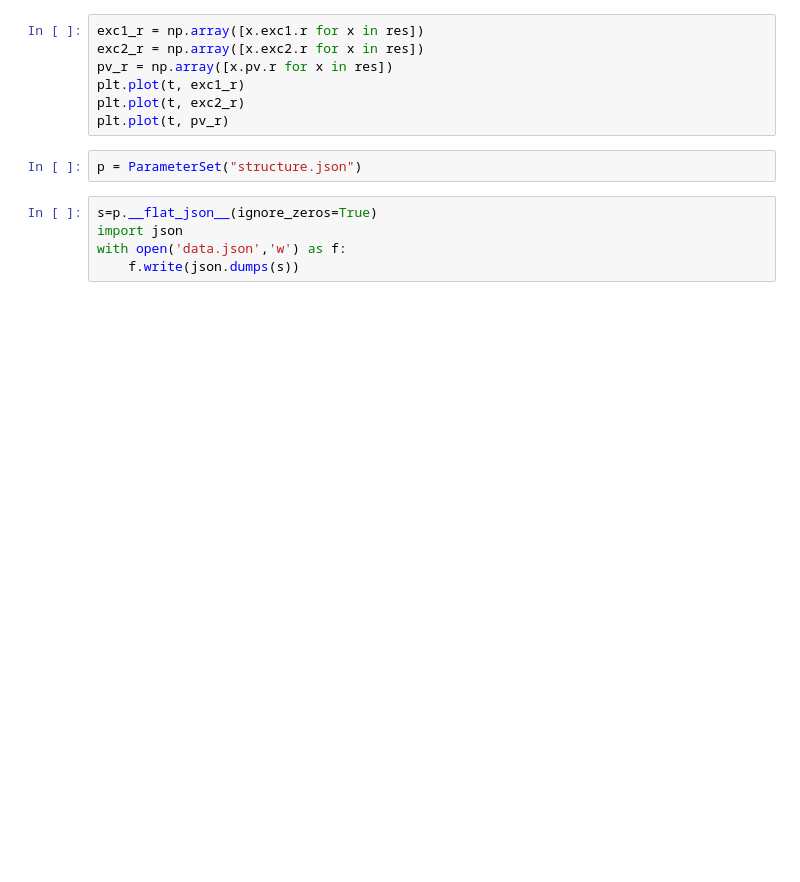
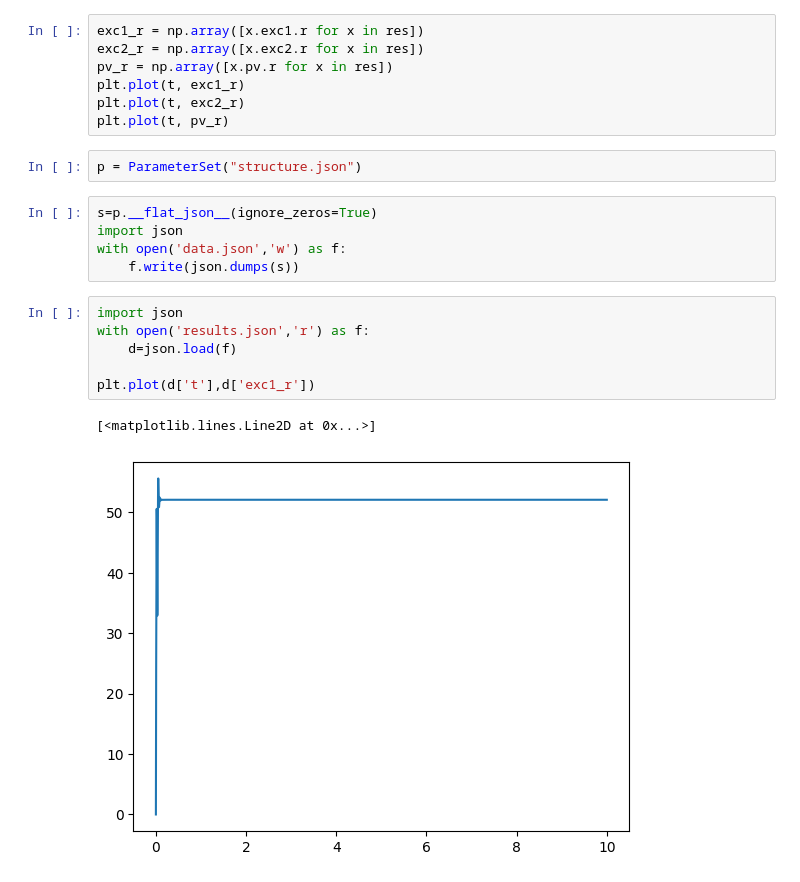
Before and after one commit to pooyaalavian/neural-simulation, a Jupyter notebook: start.ipynb, the cells around one changed output. Cells and saved outputs as stored; diff of their text form; blank space fills up the shorter version.

```diff
--- a/start.ipynb
+++ b/start.ipynb
@@ -63,3 +68,12 @@ s=p.__flat_json__(ignore_zeros=True)
 import json
 with open('data.json','w') as f:
     f.write(json.dumps(s))
+# %%
+import json
+with open('results.json','r') as f:
+    d=json.load(f)
+
+plt.plot(d['t'],d['exc1_r'])
+# %% [output]
+[<matplotlib.lines.Line2D at 0x...>]
+[figure, added]
```
Also changed, not shown: parts of 4 cells of this notebook, 1 other file.
